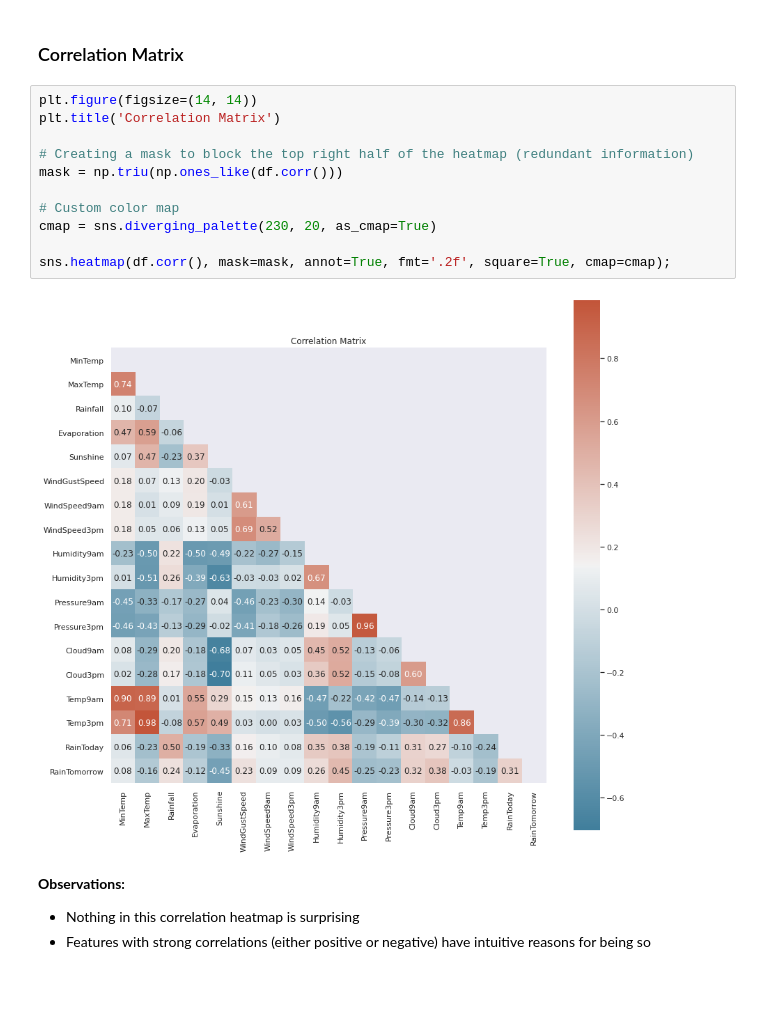
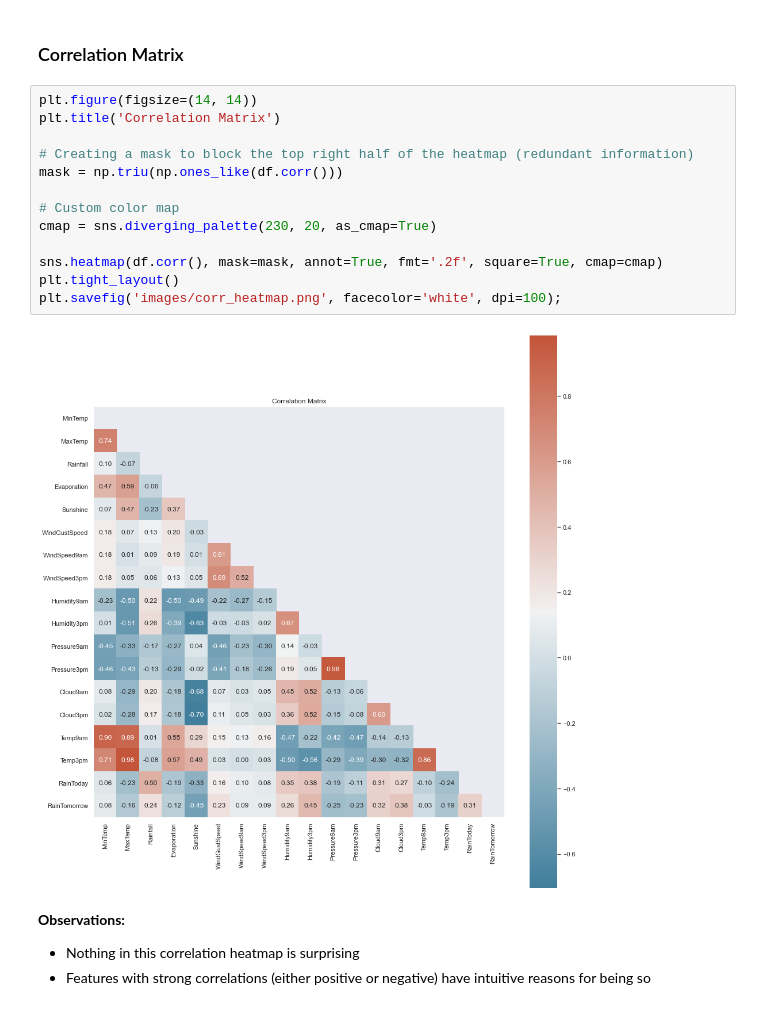
Before and after one commit to tjkyner/australian-rain-prediction, a Jupyter notebook: notebook.ipynb, the cells around one changed output. Saved outputs shown, nothing was run; the diff lists cells and outputs as text.

```diff
--- a/notebook.ipynb
+++ b/notebook.ipynb
@@ -363,16 +370,18 @@ Rainfall in Australia clearly has a degree of seasonality.
 # %%
 plt.figure(figsize=(14, 14))
 plt.title('Correlation Matrix')
 
 # Creating a mask to block the top right half of the heatmap (redundant information)
 mask = np.triu(np.ones_like(df.corr()))
 
 # Custom color map
 cmap = sns.diverging_palette(230, 20, as_cmap=True)
 
-sns.heatmap(df.corr(), mask=mask, annot=True, fmt='.2f', square=True, cmap=cmap);
+sns.heatmap(df.corr(), mask=mask, annot=True, fmt='.2f', square=True, cmap=cmap)
+plt.tight_layout()
+plt.savefig('images/corr_heatmap.png', facecolor='white', dpi=100);
 # %% [output]
-[figure, old version]
+[figure, new version]
 # %% [markdown]
 **Observations:**
 - Nothing in this correlation heatmap is surprising
```
Also changed, not shown: parts of 46 cells of this notebook, 7 other files.
